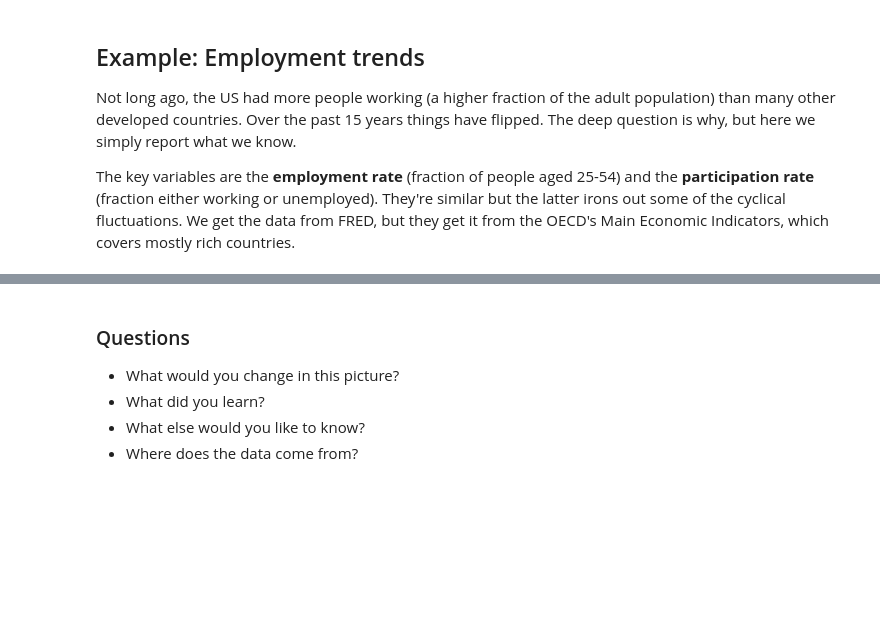
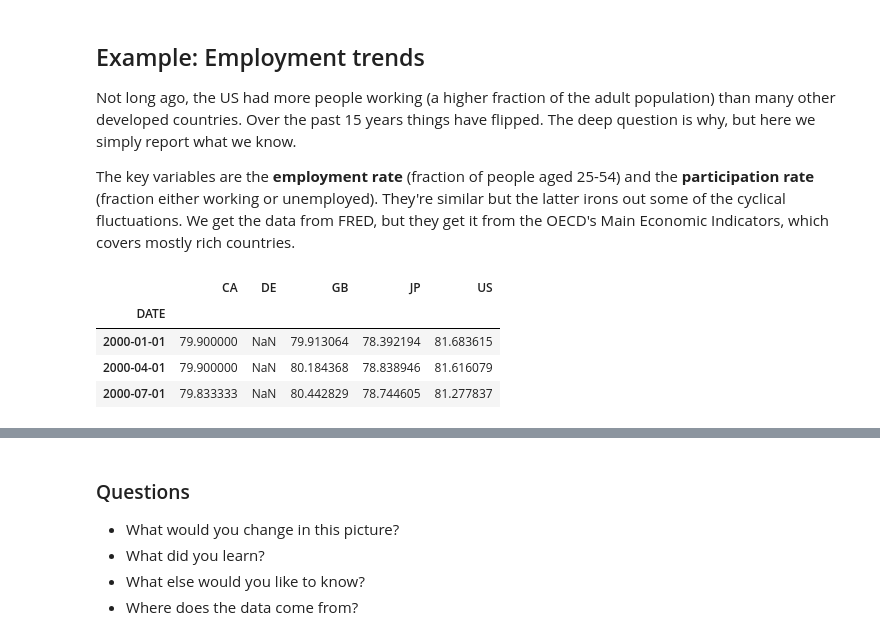
Before and after one commit to NYUDataBootcamp/Materials, a Jupyter notebook: Code/notebooks/bootcamp_examples.ipynb, the cells around one changed output, grey strips where cells are left out. Saved outputs shown, nothing was run; the diff lists cells and outputs as text; code cells hidden in the pictures; blank space fills up the shorter version.

```diff
--- a/Code/notebooks/bootcamp_examples.ipynb
+++ b/Code/notebooks/bootcamp_examples.ipynb
@@ -115,15 +130,21 @@ from pandas_datareader import data as web  # data interface
 # %%
 # countries = AU, CA, CH, DE, ES, EU, EZ, FR, GB, JP, KR, NL, O1 (OECD), SE, US, ZA
 countries = ['CA', 'DE', 'GB', 'JP', 'US']
 emcodes = ['LREM25TT' + c + 'Q156S' for c in countries]
 lrcodes = ['LRAC25TT' + c + 'Q156S' for c in countries]
 
 start_date = dt.datetime(2000, 1, 1)
-em = web.DataReader(emcodes, 'fred', start_date)
-lr = web.DataReader(lrcodes, 'fred', start_date)
+em = data.DataReader(emcodes, 'fred', start_date)
+lr = data.DataReader(lrcodes, 'fred', start_date)
 em.columns = countries
 lr.columns = countries
 em.head(3)
+# %% [output]
+|  | CA | DE | GB | JP | US |
+| DATE |  |  |  |  |  |
+| 2000-01-01 | 79.900000 | NaN | 79.913064 | 78.392194 | 81.683615 |
+| 2000-04-01 | 79.900000 | NaN | 80.184368 | 78.838946 | 81.616079 |
+| 2000-07-01 | 79.833333 | NaN | 80.442829 | 78.744605 | 81.277837 |
 # %%
 def emplot(em, title):
     fig, ax = plt.subplots()
```
Also changed, not shown: parts of 37 cells of this notebook.
